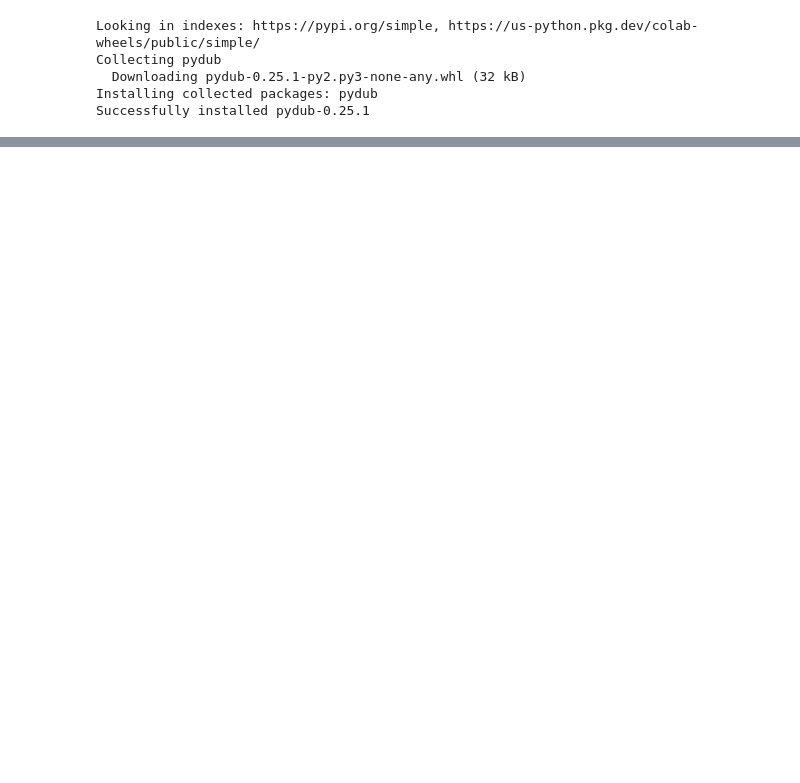
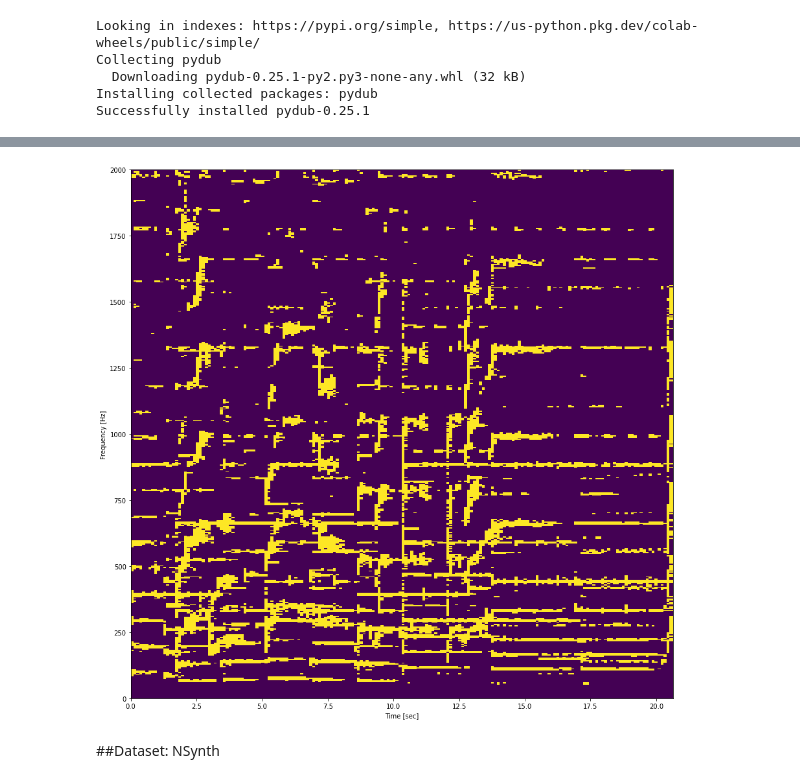
Before and after one commit to leodup/HummingFace, a Jupyter notebook: HummingFace.ipynb, the cells around one changed output, grey strips where cells are left out. Cells and saved outputs as stored; diff of their text form; code cells hidden in the pictures; blank space fills up the shorter version.

```diff
--- a/HummingFace.ipynb
+++ b/HummingFace.ipynb
@@ -39,0 +93,14 @@ wavfile.write("example.wav", sample_rate, gen.astype(np.int16))
+# %%
+spec = np.where(np.abs(spectrogram) >= 100, spectrogram, 0) # Isolate audio
+spec = np.where(np.abs(spec) <= 100, spec, 100) # Isolate audio
+f = plt.figure()
+f.set_figwidth(15)
+f.set_figheight(15)
+
+plt.pcolormesh(times, frequencies, np.abs(spec))
+plt.ylabel('Frequency [Hz]')
+plt.xlabel('Time [sec]')
+plt.ylim([0, 2000])
+plt.show()
+# %% [output]
+[figure, added]
@@ -39,0 +111,2 @@ wavfile.write("example.wav", sample_rate, gen.astype(np.int16))
+# %% [markdown]
+##Dataset: NSynth
```
Also changed, not shown: parts of 17 cells of this notebook, 2 other files.
